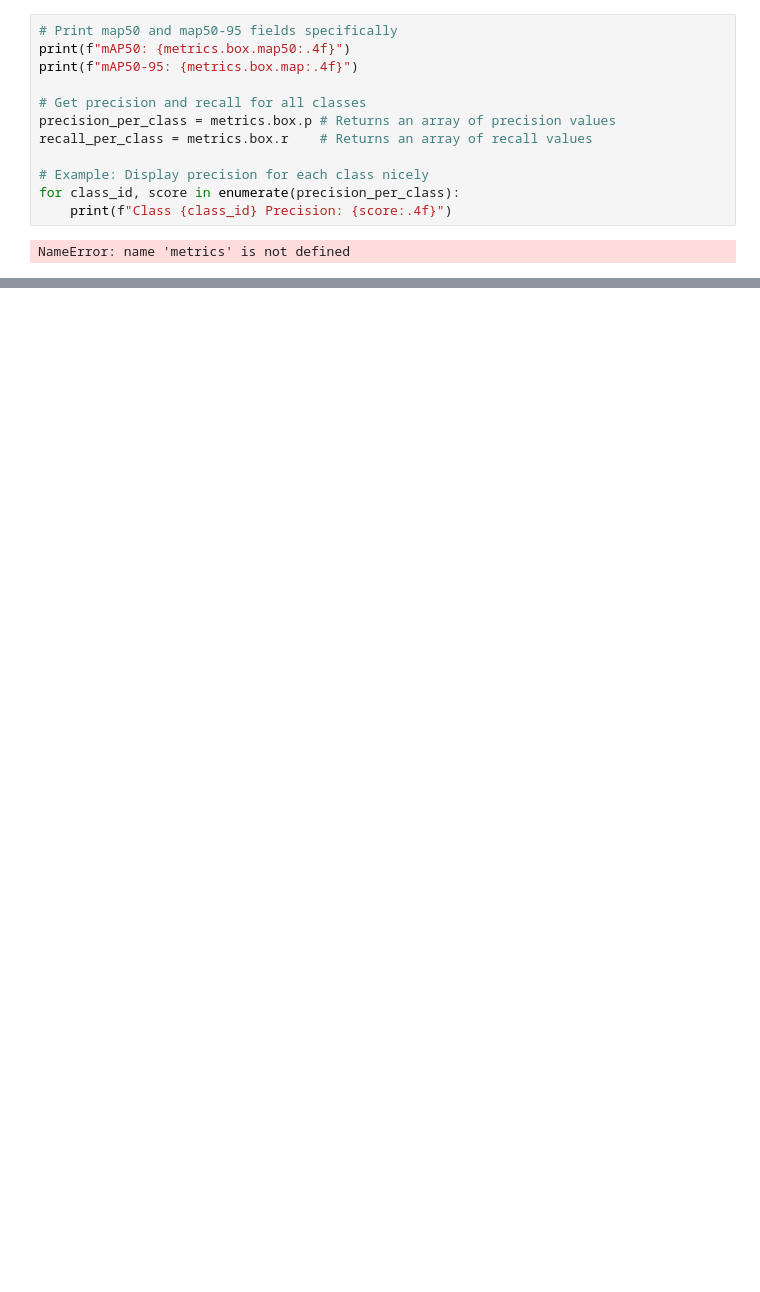
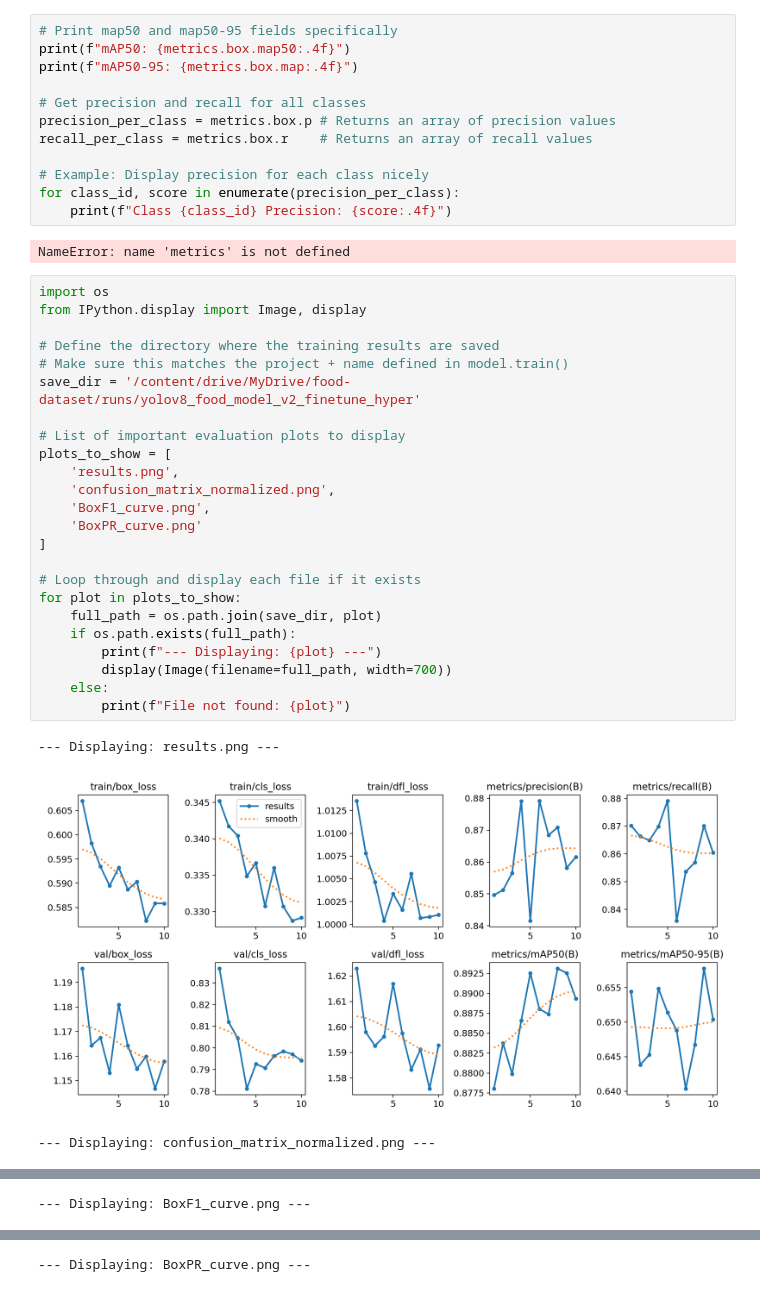
Before and after one commit to MuhammadAliffandy/food-fat-detection, a Jupyter notebook: food_detect_15_10.ipynb, the cells around one changed output, grey strips where cells are left out. Saved outputs shown, nothing was run; the diff lists cells and outputs as text; blank space fills up the shorter version.

```diff
--- a/food_detect_15_10.ipynb
+++ b/food_detect_15_10.ipynb
@@ -403,3 +403,31 @@ for class_id, score in enumerate(precision_per_class):
     print(f"Class {class_id} Precision: {score:.4f}")
 # %% [output]
 NameError: name 'metrics' is not defined
+# %%
+import os
+from IPython.display import Image, display
+
+# Define the directory where the training results are saved
+# Make sure this matches the project + name defined in model.train()
+save_dir = '/content/drive/MyDrive/food-dataset/runs/yolov8_food_model_v2_finetune_hyper'
+
+# List of important evaluation plots to display
+plots_to_show = [
+    'results.png',
+    'confusion_matrix_normalized.png',
+    'BoxF1_curve.png',
+    'BoxPR_curve.png'
+]
+
+# Loop through and display each file if it exists
+for plot in plots_to_show:
+    full_path = os.path.join(save_dir, plot)
+    if os.path.exists(full_path):
+        print(f"--- Displaying: {plot} ---")
+        display(Image(filename=full_path, width=700))
+    else:
+        print(f"File not found: {plot}")
+# %% [output]
+--- Displaying: results.png ---
+[figure, added]
+--- Displaying: confusion_matrix_normalized.png ---
@@ -405,0 +435 @@ NameError: name 'metrics' is not defined
+--- Displaying: BoxF1_curve.png ---
@@ -405,0 +437 @@ NameError: name 'metrics' is not defined
+--- Displaying: BoxPR_curve.png ---
```
Also changed, not shown: parts of 1 cell of this notebook, 5 other files.
